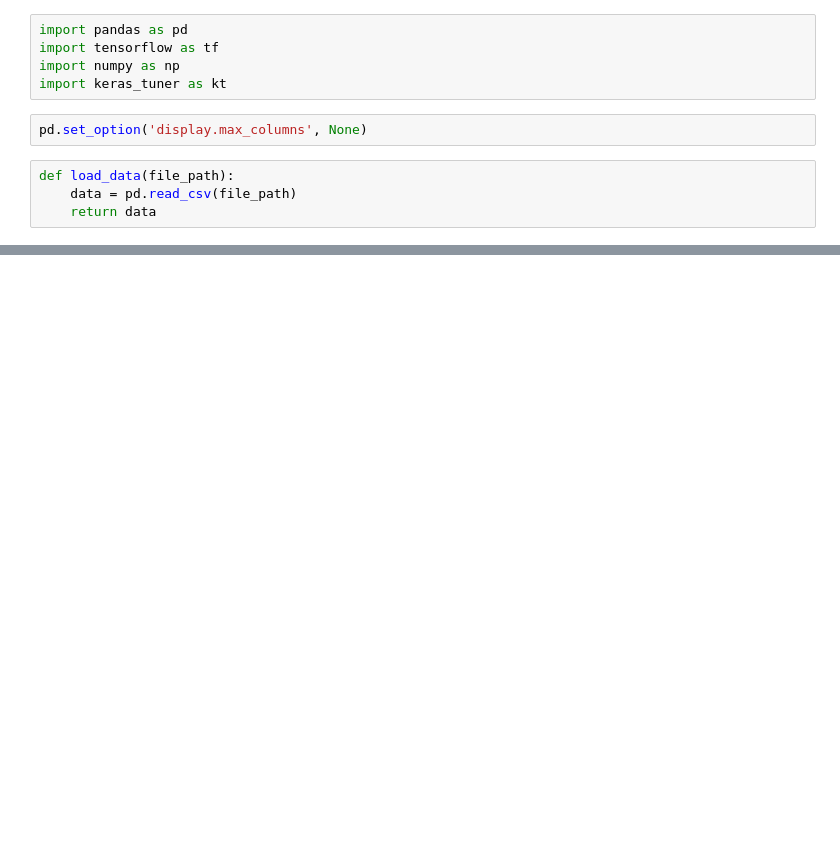
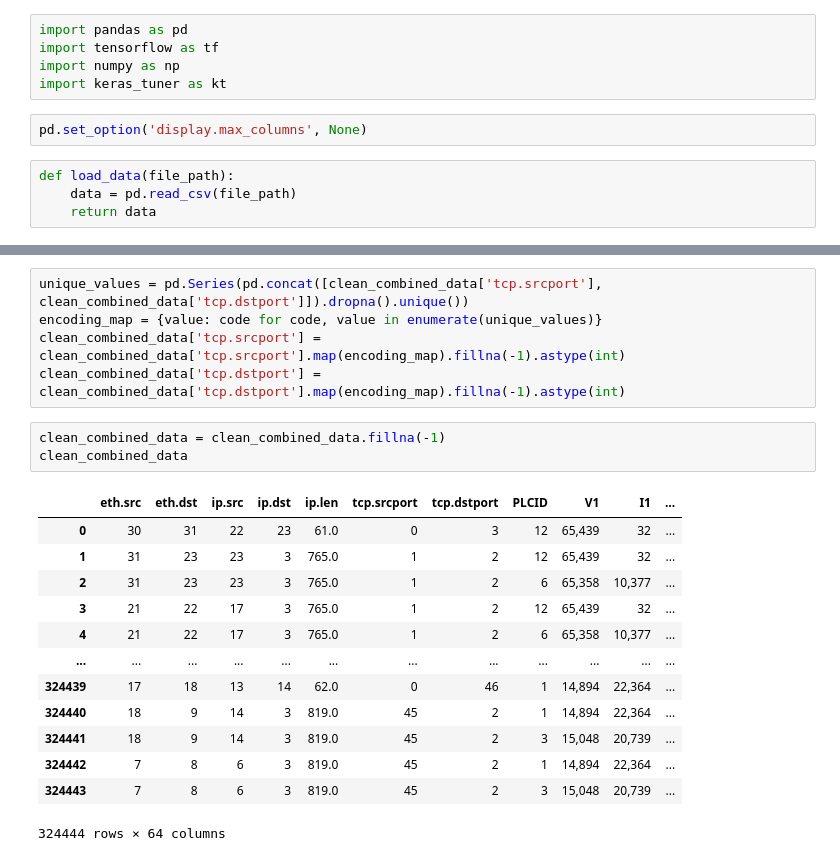
Before and after one commit to Jscott7227/Cyber_AI, a Jupyter notebook: AI_Cyber_Power.ipynb, the cells around one changed output, grey strips where cells are left out. Saved outputs shown, nothing was run; the diff lists cells and outputs as text; blank space fills up the shorter version.

```diff
--- a/AI_Cyber_Power.ipynb
+++ b/AI_Cyber_Power.ipynb
@@ -41,0 +197,22 @@ raw_data_ransom.head()
+# %%
+unique_values = pd.Series(pd.concat([clean_combined_data['tcp.srcport'], clean_combined_data['tcp.dstport']]).dropna().unique())
+encoding_map = {value: code for code, value in enumerate(unique_values)}
+clean_combined_data['tcp.srcport'] = clean_combined_data['tcp.srcport'].map(encoding_map).fillna(-1).astype(int)
+clean_combined_data['tcp.dstport'] = clean_combined_data['tcp.dstport'].map(encoding_map).fillna(-1).astype(int)
+# %%
+clean_combined_data = clean_combined_data.fillna(-1)
+clean_combined_data
+# %% [output]
+|  | eth.src | eth.dst | ip.src | ip.dst | ip.len | tcp.srcport | tcp.dstport | PLCID | V1 | I1 | ... |
+| 0 | 30 | 31 | 22 | 23 | 61.0 | 0 | 3 | 12 | 65,439 | 32 | ... |
+| 1 | 31 | 23 | 23 | 3 | 765.0 | 1 | 2 | 12 | 65,439 | 32 | ... |
+| 2 | 31 | 23 | 23 | 3 | 765.0 | 1 | 2 | 6 | 65,358 | 10,377 | ... |
+| 3 | 21 | 22 | 17 | 3 | 765.0 | 1 | 2 | 12 | 65,439 | 32 | ... |
+| 4 | 21 | 22 | 17 | 3 | 765.0 | 1 | 2 | 6 | 65,358 | 10,377 | ... |
+| ... | ... | ... | ... | ... | ... | ... | ... | ... | ... | ... | ... |
+| 324439 | 17 | 18 | 13 | 14 | 62.0 | 0 | 46 | 1 | 14,894 | 22,364 | ... |
+| 324440 | 18 | 9 | 14 | 3 | 819.0 | 45 | 2 | 1 | 14,894 | 22,364 | ... |
+| 324441 | 18 | 9 | 14 | 3 | 819.0 | 45 | 2 | 3 | 15,048 | 20,739 | ... |
+| 324442 | 7 | 8 | 6 | 3 | 819.0 | 45 | 2 | 1 | 14,894 | 22,364 | ... |
+| 324443 | 7 | 8 | 6 | 3 | 819.0 | 45 | 2 | 3 | 15,048 | 20,739 | ... |
+324444 rows × 64 columns
```
Also changed, not shown: parts of 51 cells of this notebook.
